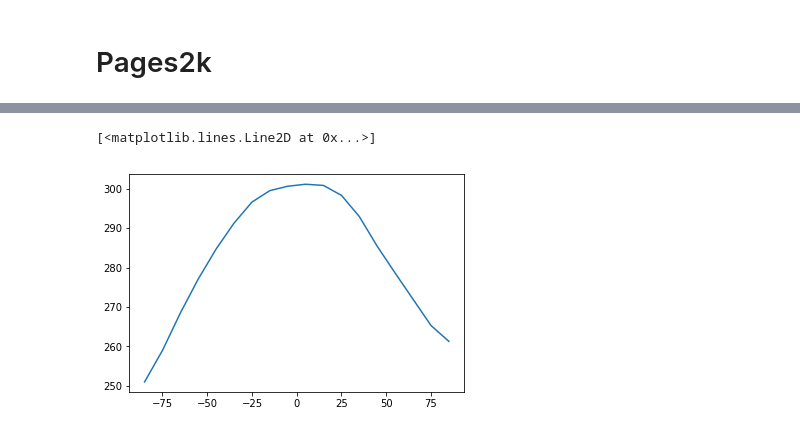
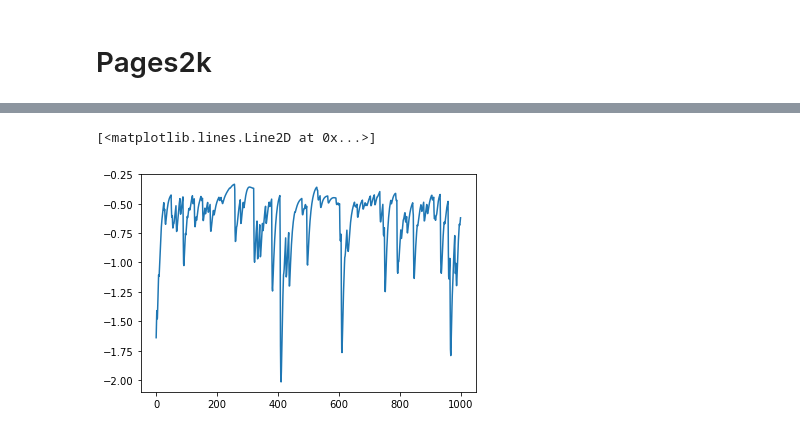
Before and after one commit to BenniSchmiedel/ZOEE, a Jupyter notebook: Optimization Experiments.ipynb, the cells around one changed output, grey strips where cells are left out. Drawn from its saved outputs; the diff is of its cells as text; code cells hidden in the pictures.

Commit message:
Optimization fixes, parameter experiments added

```diff
--- a/Optimization Experiments.ipynb
+++ b/Optimization Experiments.ipynb
@@ -43,4 +44,4 @@ optimization_setup.give_parameters(P0,Pmin,Pmax,P_pert_ratio)
 # %% [markdown]
 # HadCM3
 # %%
-HadCM3_GMT=np.loadtxt('Experiments/HadCM3/HadCM3_850_1850.txt',delimiter=',')
+HadCM3_GMT=np.loadtxt('Experiments/HadCM3/HadCM3_850_1850_anomaly.txt',delimiter=',')
@@ -174,4 +121,4 @@ np.savetxt('Experiments/Output/HadCM3_GMT_20.txt',data_HadCM3[1][:,0],delimiter=
 # %% [markdown]
 # CESM
 # %%
-CESM_GMT=np.loadtxt('Experiments/CESM/CESM_850_1850.txt',delimiter=',')
+CESM_GMT=np.loadtxt('Experiments/CESM/CESM_850_1850_response.txt',delimiter=',')
@@ -215,7 +129,7 @@ config_CESM=importer('Experiments/CESM/Config_CESM.ini')
 parallel_config = {'number_of_parameters': 6, 'number_of_cycles': 1,'number_of_parallels': 13}
 variable_importer(config_CESM,initialZMT=False,parallel=True,parallel_config=parallel_config)
 config_CESM,Sellers=add_sellersparameters(config_CESM, parameterinterpolatorstepwise,\
-                                            'ZOEE_transition/Data/SellersParameterization.ini',4,2,True,True)
+                                            'ZOEE/config/SellersParameterization.ini',4,2,True,True)
 
 
 """Import the class of your model that has to be defined in ZOEE.modules.optimization. And give it whatever
@@ -224,13 +138,12 @@ configuration it requires"""
 parameter_labels=[['eqparam','c_ao'],['func3','a'],['func3','b'],['func4','factor_oc'],['func4','factor_kwv'],['func4','factor_kair']]
 parameter_levels=np.array([None,None,None,None,None,None])
 elevation=-0.0065*np.array(Sellers[1][1])
-ZOEE_CESM = ZOEE_optimization(6,'Coupled',parameter_labels,parameter_levels,elevation,monthly=True)
+ZOEE_CESM = ZOEE_optimization(6,parameter_labels,parameter_levels,True,elevation,monthly=True)
 #model_setup=[2,'ZMT',parameter_labels,parameter_levels,elevation,True]
 
 """Execture optimize to start the optimization, giving it your model imported in the step before and configuration
 required to run your model"""
-optimization_setup.target={'ZMT':ZMT_10,'GMT':CESM_GMT}
-optimization_setup.num_data=1000
-optimization_setup.response=False
+optimization_setup.target={'ZMT':ZMT_10,'GMT':CESM_GMT[1]}
+#optimization_setup.num_steps=2
 F_CESM, dF_CESM, P_CESM, Ptrans_CESM, gamma_CESM, data_CESM=optimization_setup.optimize(ZOEE_CESM,config_CESM)
 # %%
@@ -270,0 +159,25 @@ array([173.83088714, 185.6516471 , 213.71824624, 260.33366135,
+# %%
+"""Import the configuration that is required to run your specific model"""
+
+config_Pages=importer('Experiments/Pages2k/Config_Pages.ini')
+parallel_config = {'number_of_parameters': 6, 'number_of_cycles': 1,'number_of_parallels': 13}
+variable_importer(config_Pages,initialZMT=False,parallel=True,parallel_config=parallel_config)
+config_Pages,Sellers=add_sellersparameters(config_Pages, parameterinterpolatorstepwise,\
+                                            'ZOEE/config/SellersParameterization.ini',4,2,True,True)
+
+
+"""Import the class of your model that has to be defined in ZOEE.modules.optimization. And give it whatever
+configuration it requires"""
+
+parameter_labels=[['eqparam','c_ao'],['func3','a'],['func3','b'],['func4','factor_oc'],['func4','factor_kwv'],['func4','factor_kair']]
+parameter_levels=np.array([None,None,None,None,None,None])
+elevation=-0.0065*np.array(Sellers[1][1])
+ZOEE_Pages = ZOEE_optimization(6,parameter_labels,parameter_levels,True,elevation,monthly=False)
+#model_setup=[2,'ZMT',parameter_labels,parameter_levels,elevation,True]
+
+"""Execture optimize to start the optimization, giving it your model imported in the step before and configuration
+required to run your model"""
+optimization_setup.target={'ZMT':ZMT_10,'GMT':Pages_GMT[1]}
+optimization_setup.num_data=1000
+#optimization_setup.response=True
+F_Pages, dF_Pages, P_Pages, Ptrans_Pages, gamma_Pages, data_Pages=optimization_setup.optimize(ZOEE_Pages,config_Pages)
@@ -271,5 +190,5 @@ array([173.83088714, 185.6516471 , 213.71824624, 260.33366135,
 # %%
-plt.plot(Vars.Lat,CTRL_Pages[1][-1])
+plt.plot(data_Pages[1][19][0])
 # %% [output]
 [<matplotlib.lines.Line2D at 0x...>]
-[figure, old version]
+[figure, new version]
```
Also changed, not shown: parts of 18 cells of this notebook, 38 other files.
